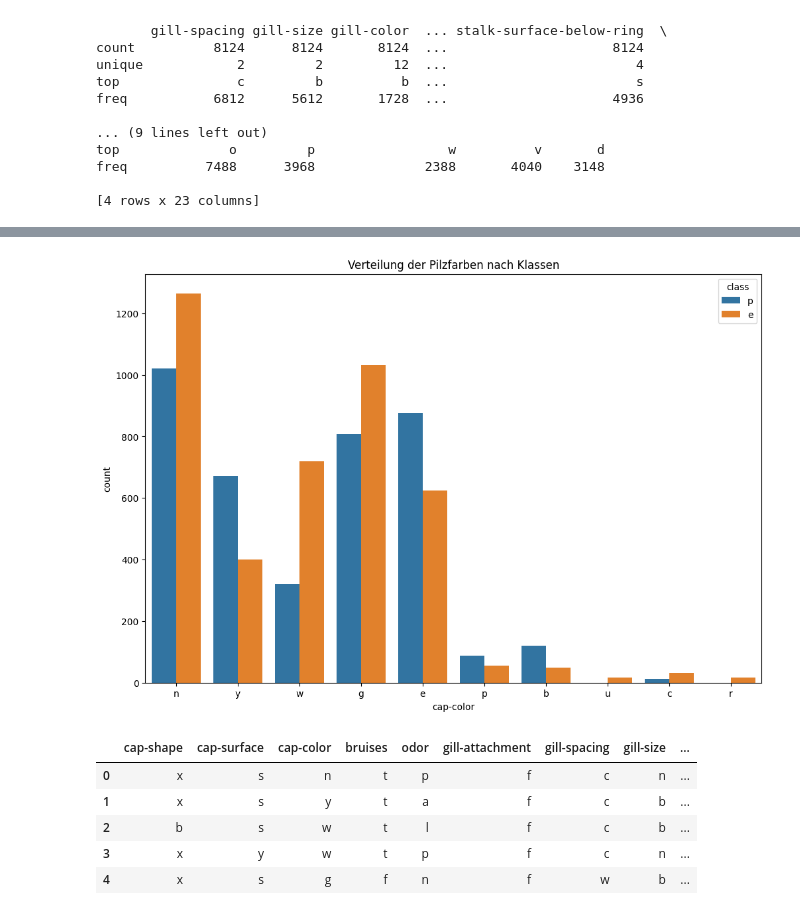
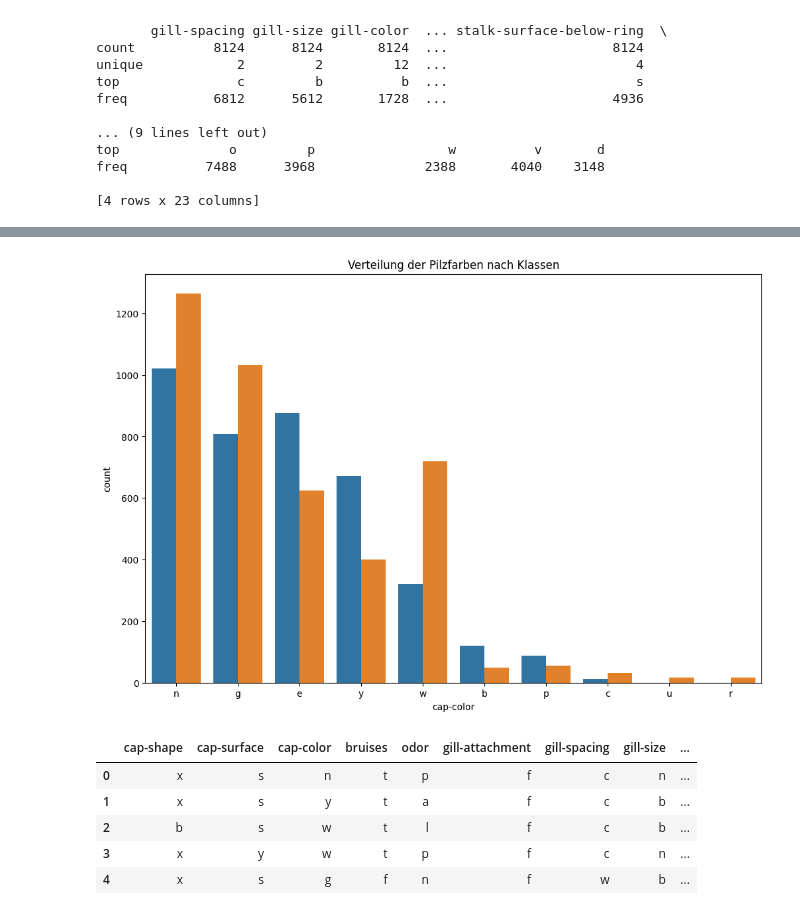
Before and after one commit to Julian-wi22060/DataExplorationProject, a Jupyter notebook: Marquardt.ipynb, the cells around one changed output, grey strips where cells are left out. Cells and saved outputs as stored; diff of their text form; code cells hidden in the pictures.

```diff
--- a/Marquardt.ipynb
+++ b/Marquardt.ipynb
@@ -127,11 +177,14 @@ plt.show()
 # %%
+# Die Häufigkeit der Klassen ermitteln und nach Größe sortieren
+cap_color_counts = mushroom_data['cap-color'].value_counts().sort_values(ascending=False).index
+
 # Visualisierung der Verteilung von Pilzfarben nach Klassen
 plt.figure(figsize=(12, 8))
-sns.countplot(x='cap-color', hue='class', data=mushroom_data)
+sns.countplot(x='cap-color', hue='class', data=mushroom_data, order=cap_color_counts, legend=False)
 plt.title('Verteilung der Pilzfarben nach Klassen')
 plt.show()
 # %% [output]
-[figure, old version]
+[figure, new version]
 # %%
 X=mushroom_data.drop('class', axis=1)
 y=mushroom_data['class']
```
Also changed, not shown: parts of 3 cells of this notebook.
